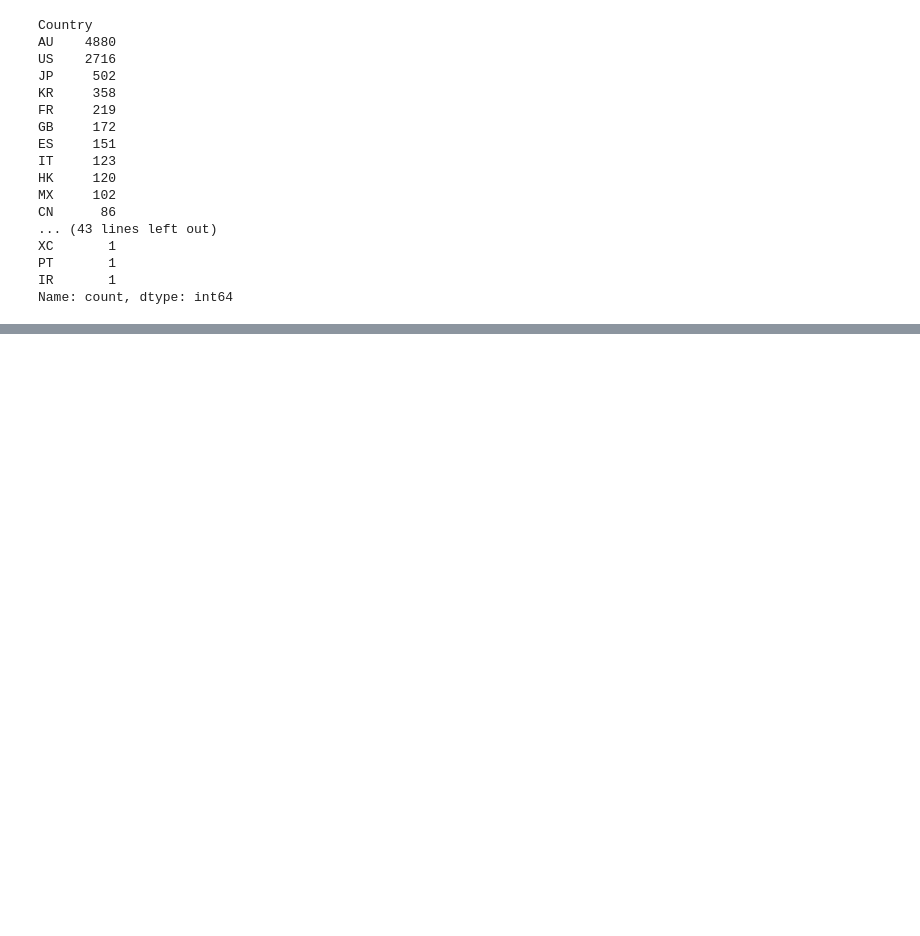
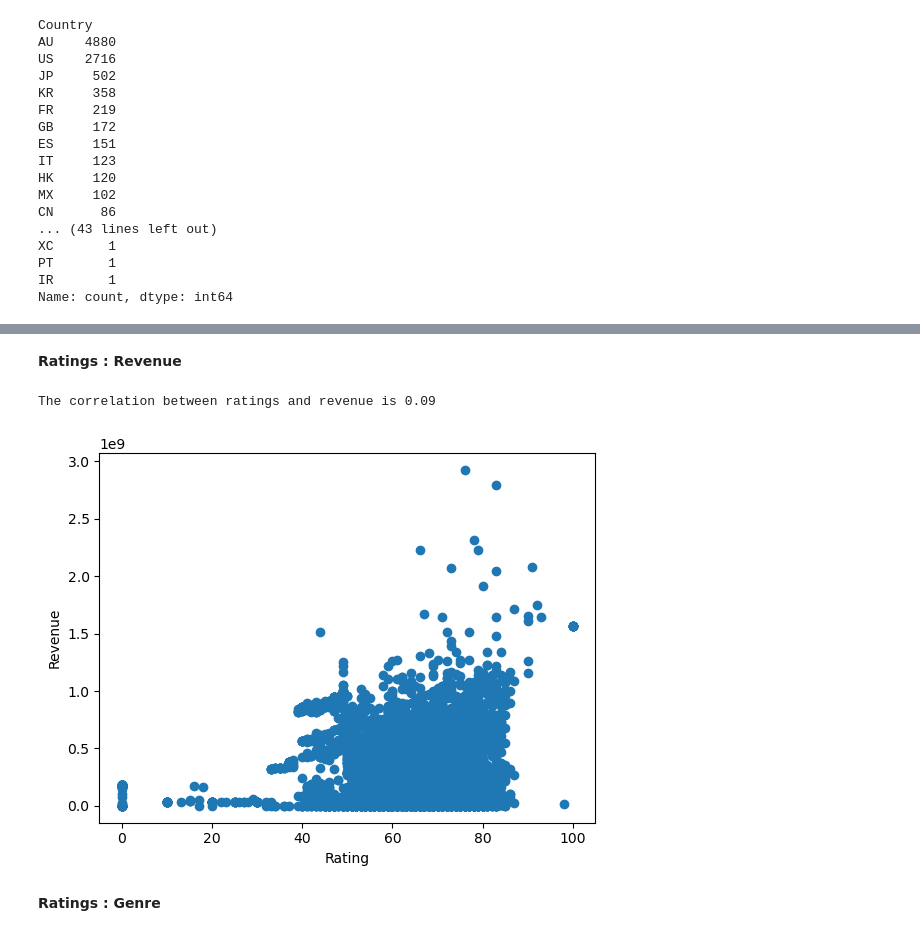
Before and after one commit to oigwe-frx/movie-database-analysis, a Jupyter notebook: Resources/Data_exploration.ipynb, the cells around one changed output, grey strips where cells are left out. Cells and saved outputs as stored; diff of their text form; code cells hidden in the pictures; blank space fills up the shorter version.

```diff
--- a/Resources/Data_exploration.ipynb
+++ b/Resources/Data_exploration.ipynb
@@ -359,0 +502,20 @@ top_10_rating
+# %% [markdown]
+**Ratings : Revenue**
+# %%
+# Ratings : Revenue     df.iloc[:,10]
+
+rating = df.iloc[:,2]
+revenue = df.iloc[:,10]
+correlation = st.pearsonr(rating,revenue)
+
+plt.scatter(df.iloc[:,2],df.iloc[:,10])
+plt.xlabel('Rating')
+plt.ylabel('Revenue')
+
+print(f"The correlation between ratings and revenue is {round(correlation[0],2)}")
+plt.show()
+# %% [output]
+The correlation between ratings and revenue is 0.09
+[figure, added]
+# %% [markdown]
+**Ratings : Genre**
```
Also changed, not shown: parts of 17 cells of this notebook.
